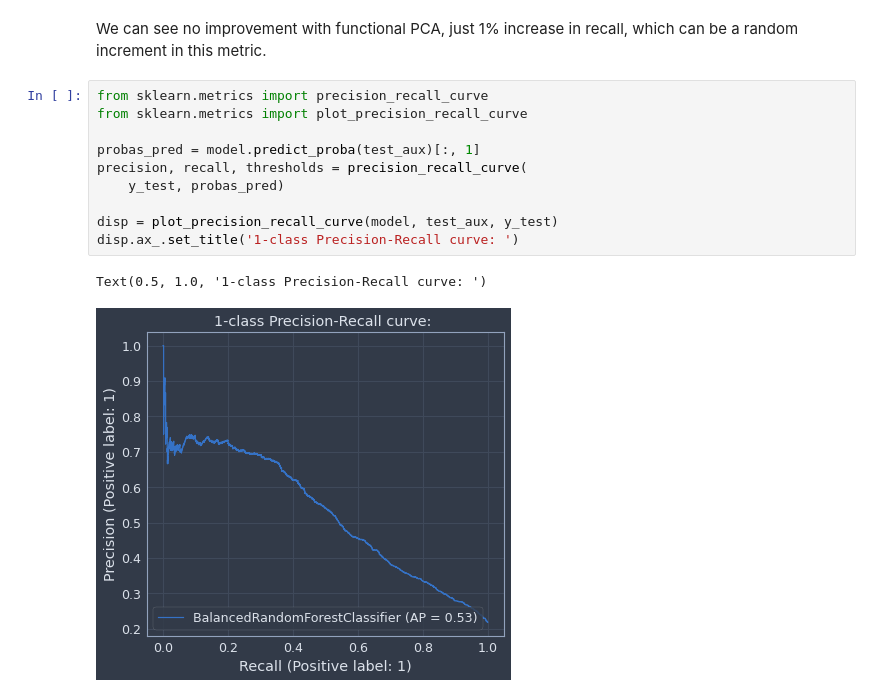
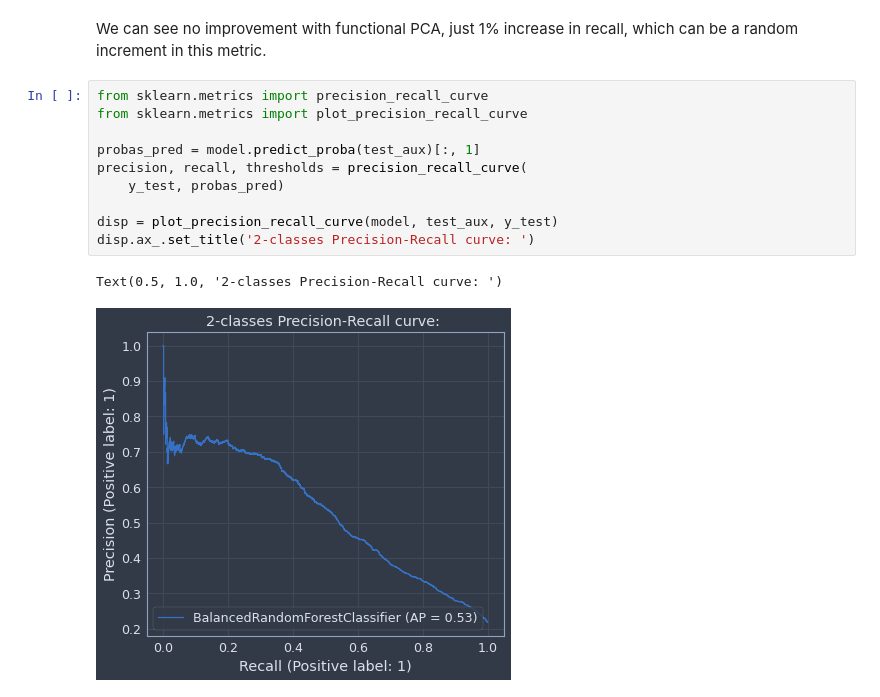
Before and after one commit to lamahechag/defaut_credit_card_clients, a Jupyter notebook: PCA_with_FDA.ipynb, the cells around one changed output. Drawn from its saved outputs; the diff is of its cells as text.

```diff
--- a/PCA_with_FDA.ipynb
+++ b/PCA_with_FDA.ipynb
@@ -103,13 +125,13 @@ We can see no improvement with functional PCA, just 1% increase in recall, which
 # %%
 from sklearn.metrics import precision_recall_curve
 from sklearn.metrics import plot_precision_recall_curve
 
 probas_pred = model.predict_proba(test_aux)[:, 1]
 precision, recall, thresholds = precision_recall_curve(
     y_test, probas_pred)
 
 disp = plot_precision_recall_curve(model, test_aux, y_test)
-disp.ax_.set_title('1-class Precision-Recall curve: ')
+disp.ax_.set_title('2-classes Precision-Recall curve: ')
 # %% [output]
-Text(0.5, 1.0, '1-class Precision-Recall curve: ')
+Text(0.5, 1.0, '2-classes Precision-Recall curve: ')
-[figure, old version]
+[figure, new version]
```
Also changed, not shown: parts of 5 cells of this notebook, 3 other files.
